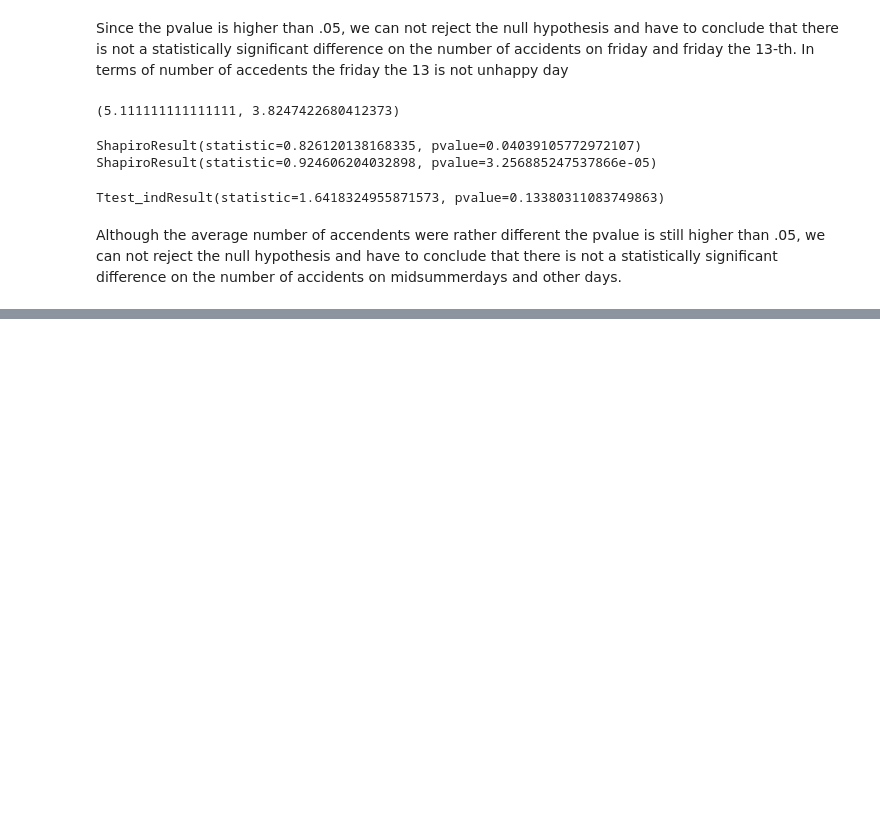
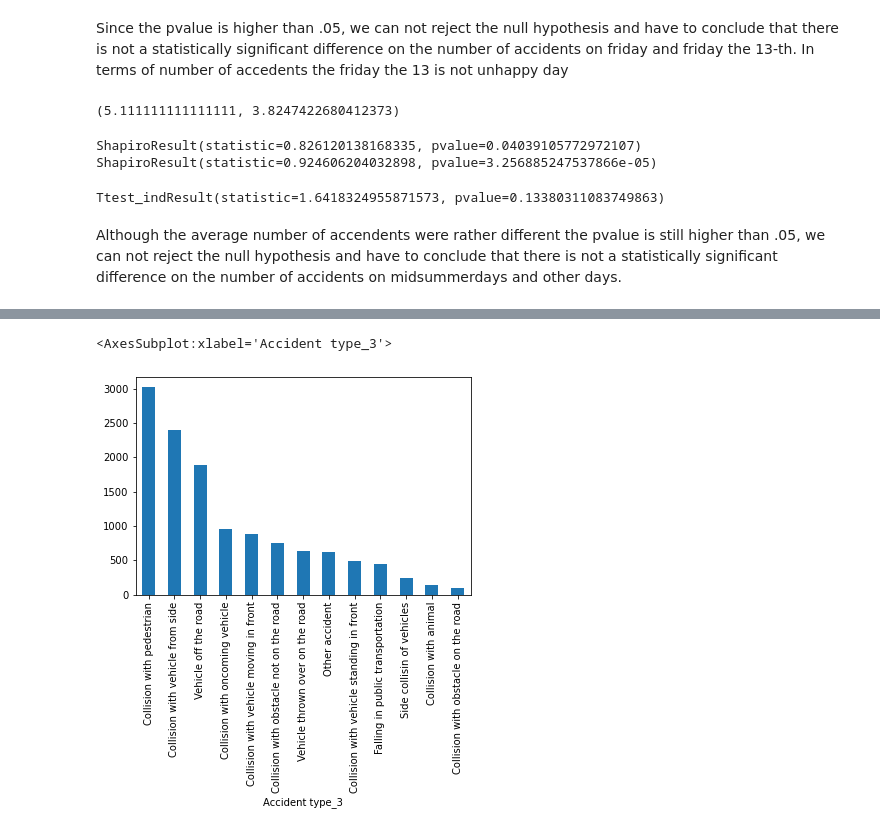
Before and after one commit to kalmerkaurson/IDS-2021-D6, a Jupyter notebook: Project_Goal1.ipynb, the cells around one changed output, grey strips where cells are left out. Saved outputs shown, nothing was run; the diff lists cells and outputs as text; code cells hidden in the pictures; blank space fills up the shorter version.

```diff
--- a/Project_Goal1.ipynb
+++ b/Project_Goal1.ipynb
@@ -173,0 +234,5 @@ Although the average number of accendents were rather different the pvalue is st
+# %%
+data.value_counts("Accident type_3").plot(kind="bar")
+# %% [output]
+<AxesSubplot:xlabel='Accident type_3'>
+[figure, added]
```
Also changed, not shown: parts of 7 cells of this notebook, 1 other file.
